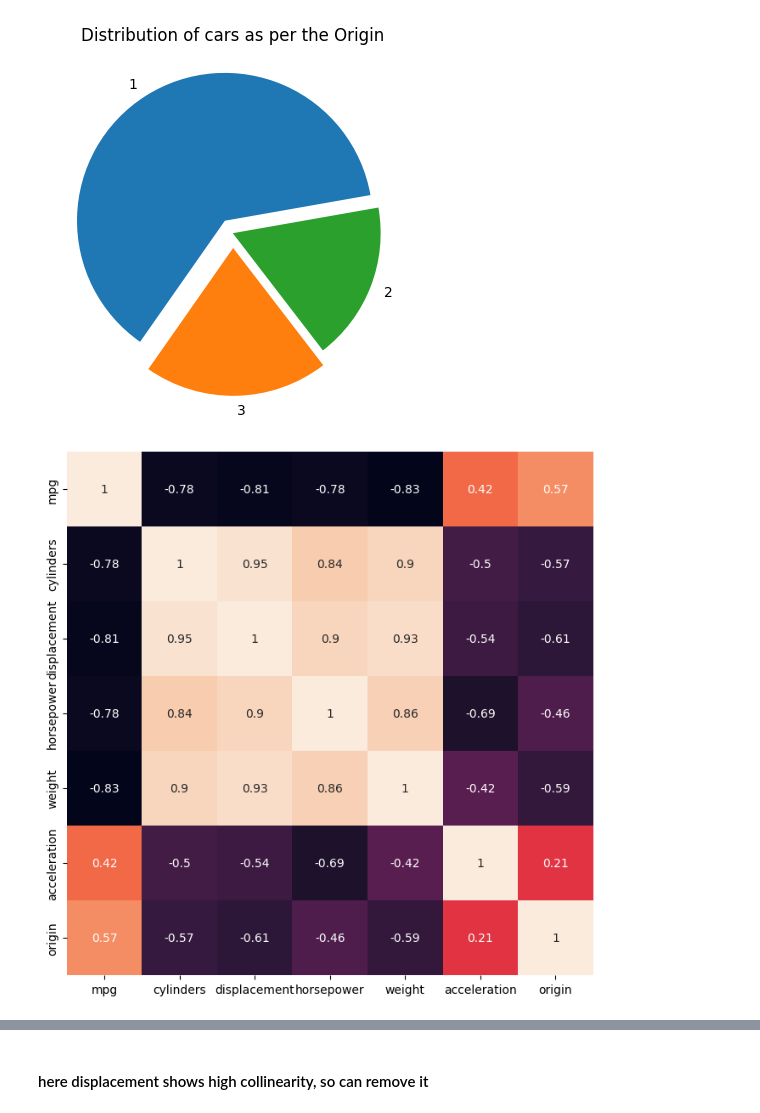
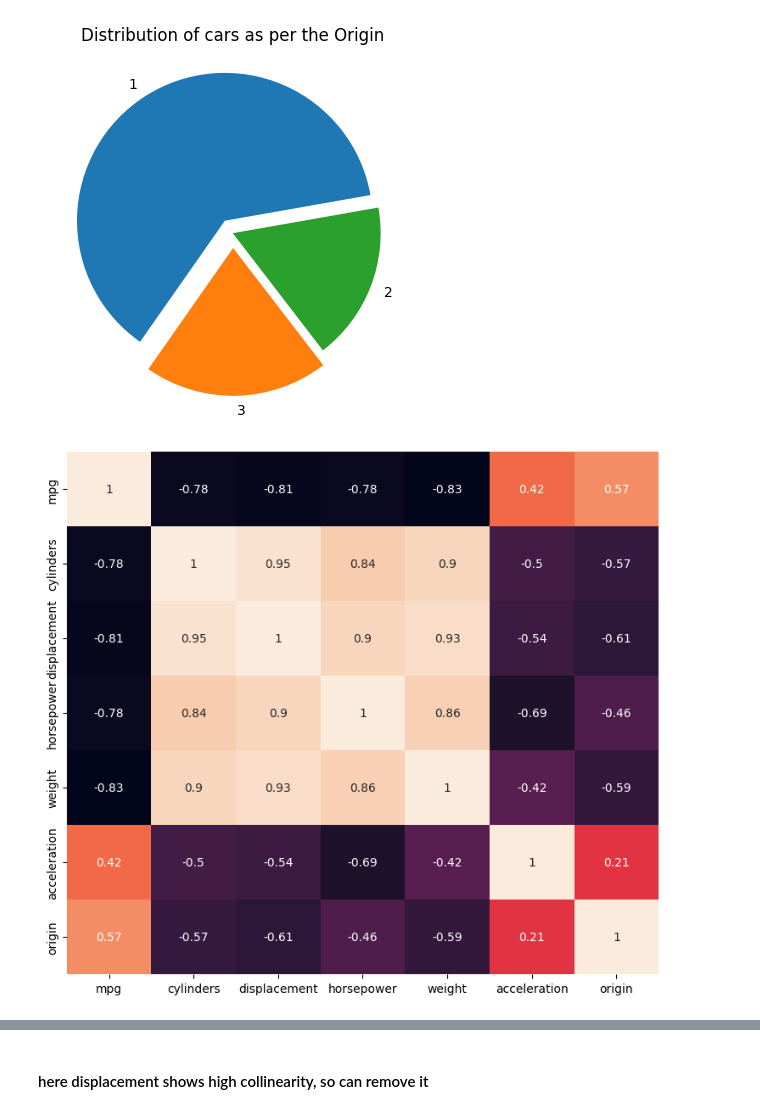
Before and after one commit to johann-liebert1/Fuel-Efficiency-Prediction, a Jupyter notebook: FuelEfiiciencyPrediction.ipynb, the cells around one changed output, grey strips where cells are left out. Drawn from its saved outputs; the diff is of its cells as text; code cells hidden in the pictures.

```diff
--- a/FuelEfiiciencyPrediction.ipynb
+++ b/FuelEfiiciencyPrediction.ipynb
@@ -82,4 +84,4 @@ memory usage: 28.1+ KB
 # %% [markdown]
 ### Here 'horsepower' column should conatain all Integer values but its data type is Object
 # %%
-#df['horsepower']=df['horsepower'].astype(int)
+df['horsepower']=df['horsepower'].astype(int)
@@ -237,10 +238,10 @@ plt.show()
 # %% [output]
 [figure]
 # %%
-plt.figure(figsize=(8, 8))
+plt.figure(figsize=(9, 8))
 sns.heatmap(df.corr(),
            annot=True,
            cbar=False)
 plt.show()
 # %% [output]
-[figure, old version]
+[figure, new version]
```
Also changed, not shown: parts of 16 cells of this notebook.
